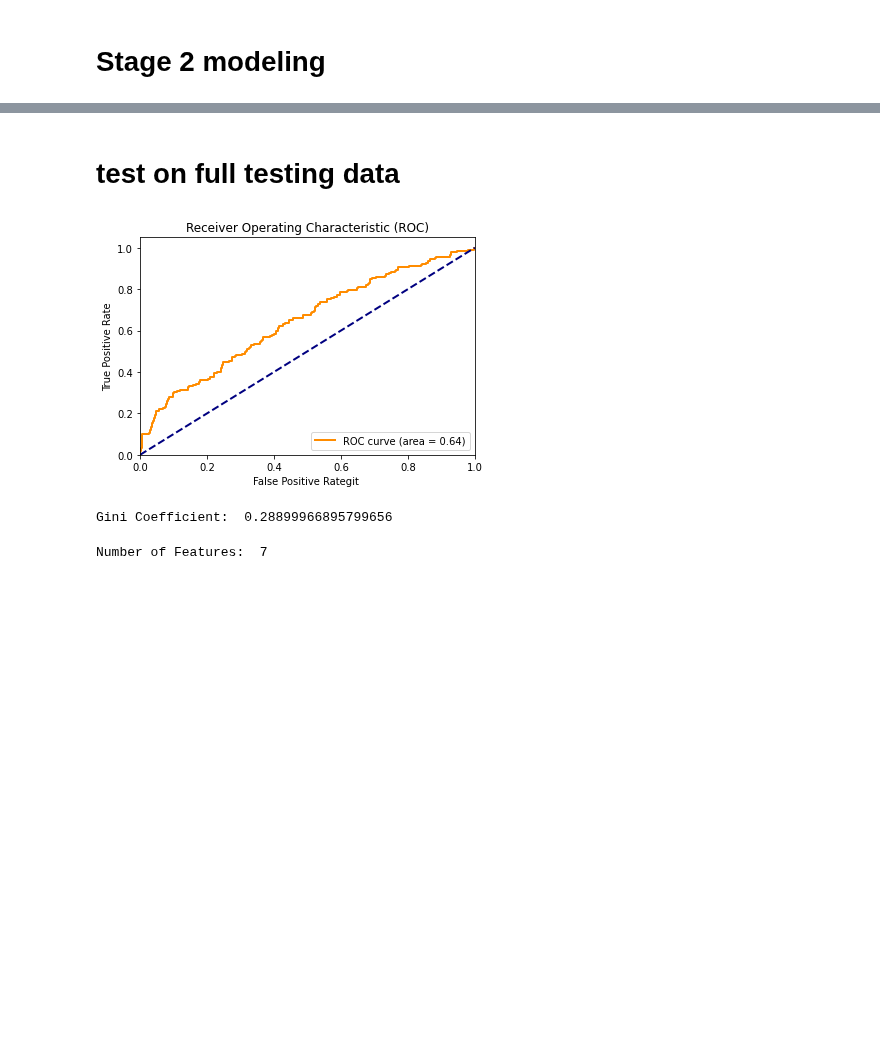
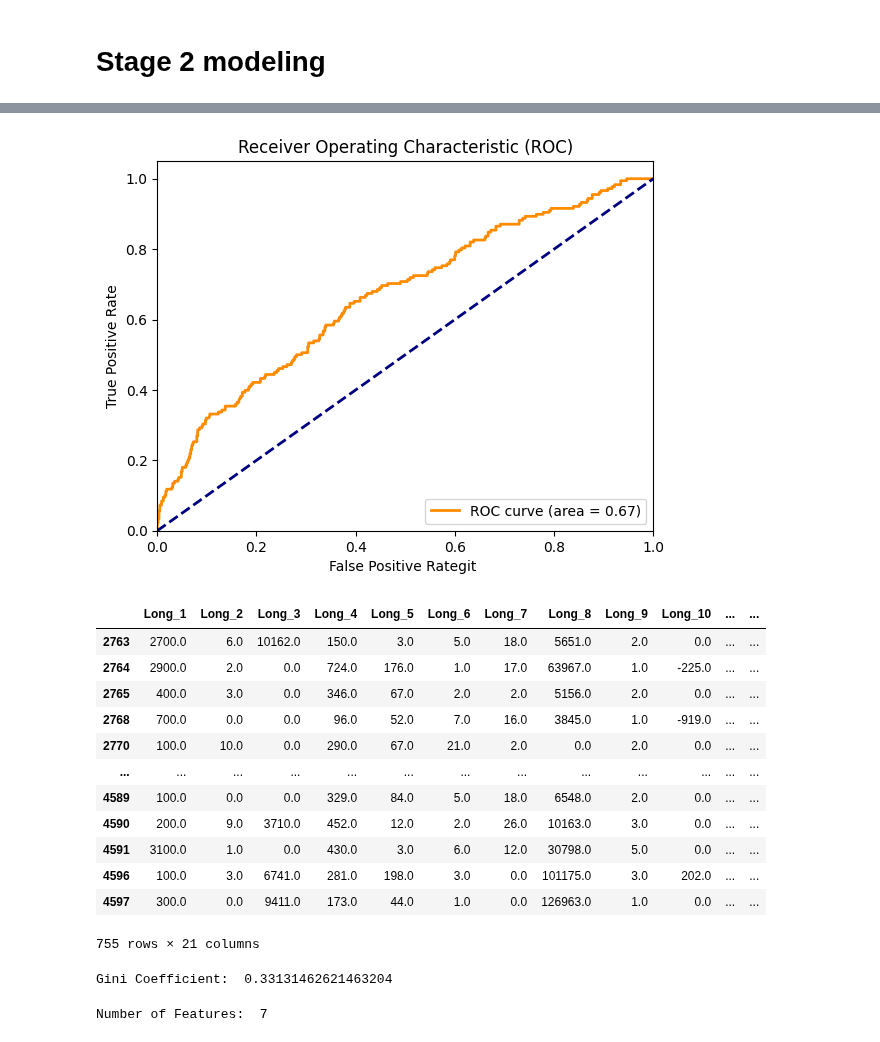
Before and after one commit to yihonghhe/Project_Credibly, a Jupyter notebook: 2_stage_modeling.ipynb, the cells around one changed output, grey strips where cells are left out. Drawn from its saved outputs; the diff is of its cells as text; code cells hidden in the pictures; blank space fills up the shorter version.

Commit message:
2-stage

```diff
--- a/2_stage_modeling.ipynb
+++ b/2_stage_modeling.ipynb
@@ -250,31 +252,13 @@ See the caveats in the documentation: https://pandas.pydata.org/pandas-docs/stab
 train_df = stage_2_df_new[stage_2_df_new['TrainVal'] == 'Train_60']
 val_df = stage_2_df_new[stage_2_df_new['TrainVal'] == 'Val_40']
 
-# Old Data
-old_data_end_index = 2763
-old_data_indices = stage_2_df_new.iloc[:old_data_end_index].index
-val_old = val_df[val_df.index.isin(old_data_indices)]
-
-# New Data
-new_data_start_index = 2763
-new_data_indices = stage_2_df_new.iloc[new_data_start_index:].index
-val_new = val_df[val_df.index.isin(new_data_indices)]
-
-# Combined Data (Old + New)
-val_combined = val_df.copy()
-
 # Separate features and target variable
 X_train = train_df.drop(columns=['UniqueID', 'submission_year', 'target', 'TrainVal'])
 y_train = train_df['target']
 
-X_val_old = val_old.drop(columns=['UniqueID', 'submission_year', 'target', 'TrainVal'])
-y_val_old = val_old['target']
-# New Data (from row 2763 onwards)
-X_val_new = val_new.drop(columns=['UniqueID', 'submission_year', 'target', 'TrainVal'])
-y_val_new = val_new['target']
-# Combined Old + New Data
-X_val_combined = val_combined.drop(columns=['UniqueID', 'submission_year', 'target', 'TrainVal'])
-y_val_combined = val_combined['target']
+
+X_val = val_df.drop(columns=['UniqueID', 'submission_year', 'target', 'TrainVal'])
+y_val = val_df['target']
 # %%
 # Train the XGBoost model with hyper parameter tuning
 import warnings
@@ -301,34 +285,46 @@ Fitting 3 folds for each of 432 candidates, totalling 1296 fits
-# %% [markdown]
-# test on full testing data
 # %%
 from sklearn.metrics import roc_curve, auc
 
 # best_clf.fit(X_train_new, y_train)
 
 # Predict on validation set
 
-y_pred = best_clf.predict_proba(X_val_combined)[:, 1]
-fpr, tpr, thresholds = roc_curve(y_val_combined, y_pred)
+y_pred = best_clf.predict_proba(X_val)[:, 1]
+fpr, tpr, thresholds = roc_curve(y_val, y_pred)
 roc_auc = auc(fpr, tpr)
 plt.figure()
 plt.plot(fpr, tpr, color='darkorange', lw=2, label='ROC curve (area = %0.2f)' % roc_auc)
 plt.plot([0, 1], [0, 1], color='navy', lw=2, linestyle='--')
 plt.xlim([0.0, 1.0])
 plt.ylim([0.0, 1.05])
 plt.xlabel('False Positive Rategit ')
 plt.ylabel('True Positive Rate')
 plt.title('Receiver Operating Characteristic (ROC)')
 plt.legend(loc="lower right")
 plt.savefig('./images/2_stage_modeling_result.jpg')
 plt.show()
+X_val
 # %% [output]
-[figure, old version]
+[figure, new version]
+|  | Long_1 | Long_2 | Long_3 | Long_4 | Long_5 | Long_6 | Long_7 | Long_8 | Long_9 | Long_10 | ... | ... |
+| 2763 | 2700.0 | 6.0 | 10162.0 | 150.0 | 3.0 | 5.0 | 18.0 | 5651.0 | 2.0 | 0.0 | ... | ... |
+| 2764 | 2900.0 | 2.0 | 0.0 | 724.0 | 176.0 | 1.0 | 17.0 | 63967.0 | 1.0 | -225.0 | ... | ... |
+| 2765 | 400.0 | 3.0 | 0.0 | 346.0 | 67.0 | 2.0 | 2.0 | 5156.0 | 2.0 | 0.0 | ... | ... |
+| 2768 | 700.0 | 0.0 | 0.0 | 96.0 | 52.0 | 7.0 | 16.0 | 3845.0 | 1.0 | -919.0 | ... | ... |
+| 2770 | 100.0 | 10.0 | 0.0 | 290.0 | 67.0 | 21.0 | 2.0 | 0.0 | 2.0 | 0.0 | ... | ... |
+| ... | ... | ... | ... | ... | ... | ... | ... | ... | ... | ... | ... | ... |
+| 4589 | 100.0 | 0.0 | 0.0 | 329.0 | 84.0 | 5.0 | 18.0 | 6548.0 | 2.0 | 0.0 | ... | ... |
+| 4590 | 200.0 | 9.0 | 3710.0 | 452.0 | 12.0 | 2.0 | 26.0 | 10163.0 | 3.0 | 0.0 | ... | ... |
+| 4591 | 3100.0 | 1.0 | 0.0 | 430.0 | 3.0 | 6.0 | 12.0 | 30798.0 | 5.0 | 0.0 | ... | ... |
+| 4596 | 100.0 | 3.0 | 6741.0 | 281.0 | 198.0 | 3.0 | 0.0 | 101175.0 | 3.0 | 202.0 | ... | ... |
+| 4597 | 300.0 | 0.0 | 9411.0 | 173.0 | 44.0 | 1.0 | 0.0 | 126963.0 | 1.0 | 0.0 | ... | ... |
+755 rows × 21 columns
 # %%
 # Calculate Gini coefficient
 gini_coefficient = 2 * roc_auc - 1
 print("Gini Coefficient: ", gini_coefficient)
 # %% [output]
-Gini Coefficient:  0.28899966895799656
+Gini Coefficient:  0.33131462621463204
 # %%
 # Calculate numbers of features for stage-1
 num_features = X_train_selected.shape[1]
```
Also changed, not shown: parts of 9 cells of this notebook, 1 other file.
